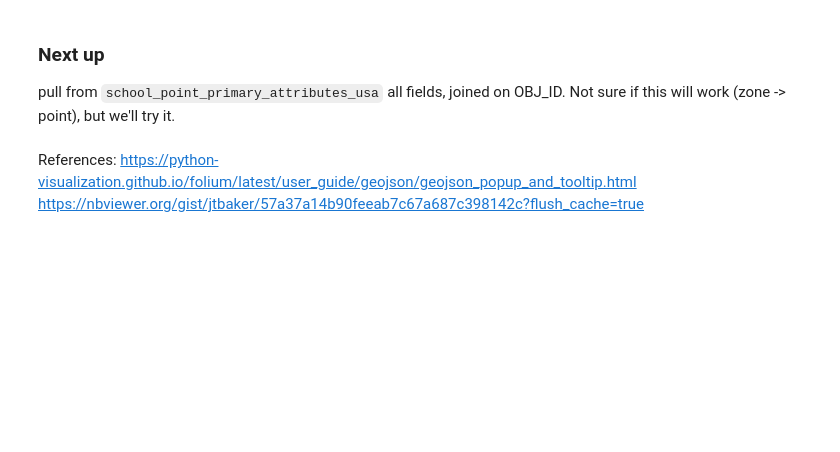
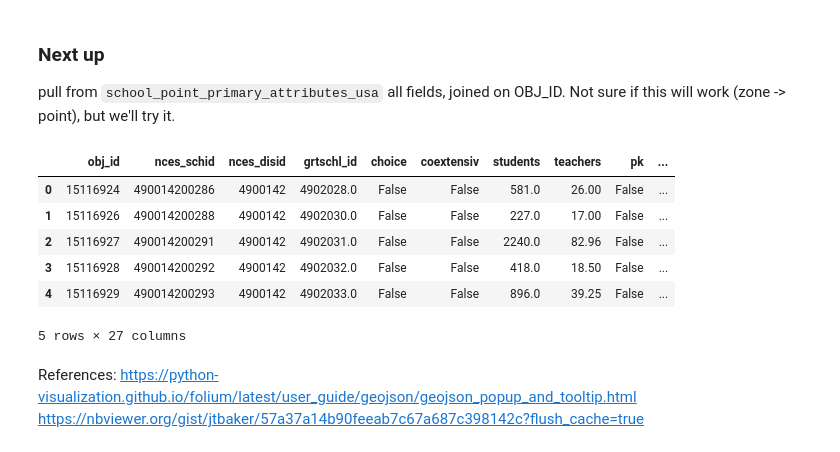
Before and after one commit to PMattox/fs, a Jupyter notebook: precisely_exploration.ipynb, the cells around one changed output. Cells and saved outputs as stored; diff of their text form; code cells hidden in the pictures; blank space fills up the shorter version.

```diff
--- a/precisely_exploration.ipynb
+++ b/precisely_exploration.ipynb
@@ -134,7 +134,18 @@ map_saz
 ### Next up
 pull from `school_point_primary_attributes_usa` all fields, joined on OBJ_ID. Not sure if this will work (zone -> point), but we'll try it.
 # %%
-#find the new file
+# find the new file
+file = 'school_point_primary_attributes_usa_sample.csv'
+s_att = pd.read_csv(filepath+file)
+s_att.head()
+# %% [output]
+|  | obj_id | nces_schid | nces_disid | grtschl_id | choice | coextensiv | students | teachers | pk | ... |
+| 0 | 15116924 | 490014200286 | 4900142 | 4902028.0 | False | False | 581.0 | 26.00 | False | ... |
+| 1 | 15116926 | 490014200288 | 4900142 | 4902030.0 | False | False | 227.0 | 17.00 | False | ... |
+| 2 | 15116927 | 490014200291 | 4900142 | 4902031.0 | False | False | 2240.0 | 82.96 | False | ... |
+| 3 | 15116928 | 490014200292 | 4900142 | 4902032.0 | False | False | 418.0 | 18.50 | False | ... |
+| 4 | 15116929 | 490014200293 | 4900142 | 4902033.0 | False | False | 896.0 | 39.25 | False | ... |
+5 rows × 27 columns
 # %% [markdown]
 References:
 https://python-visualization.github.io/folium/latest/user_guide/geojson/geojson_popup_and_tooltip.html
```
